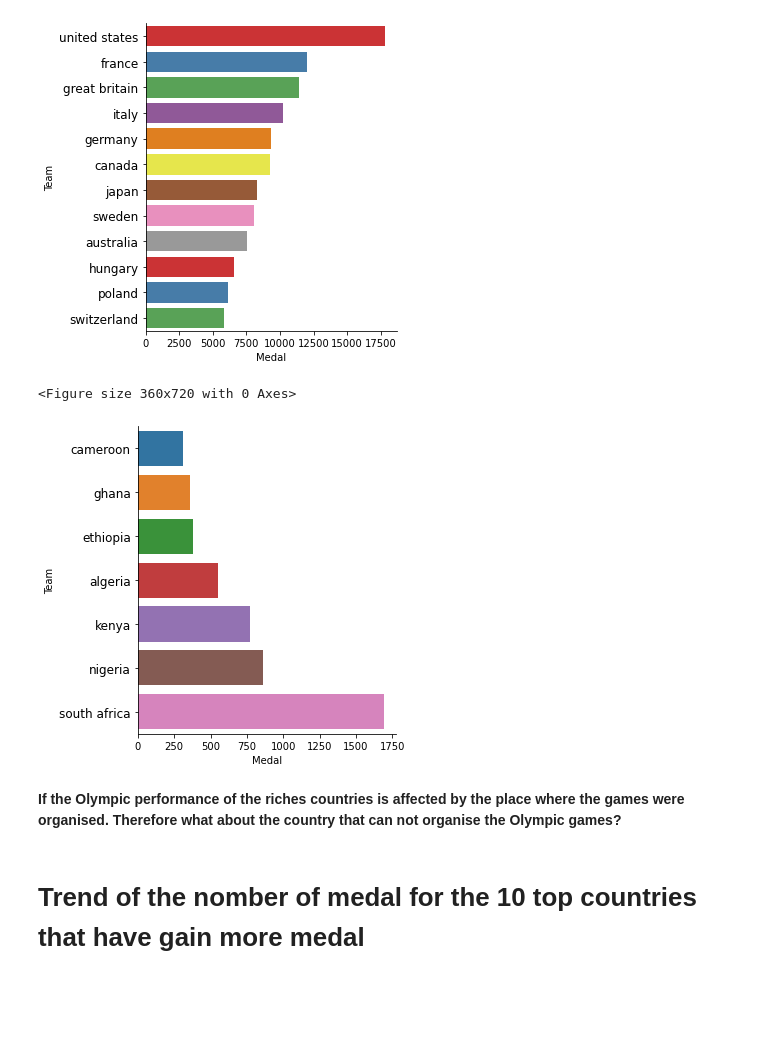
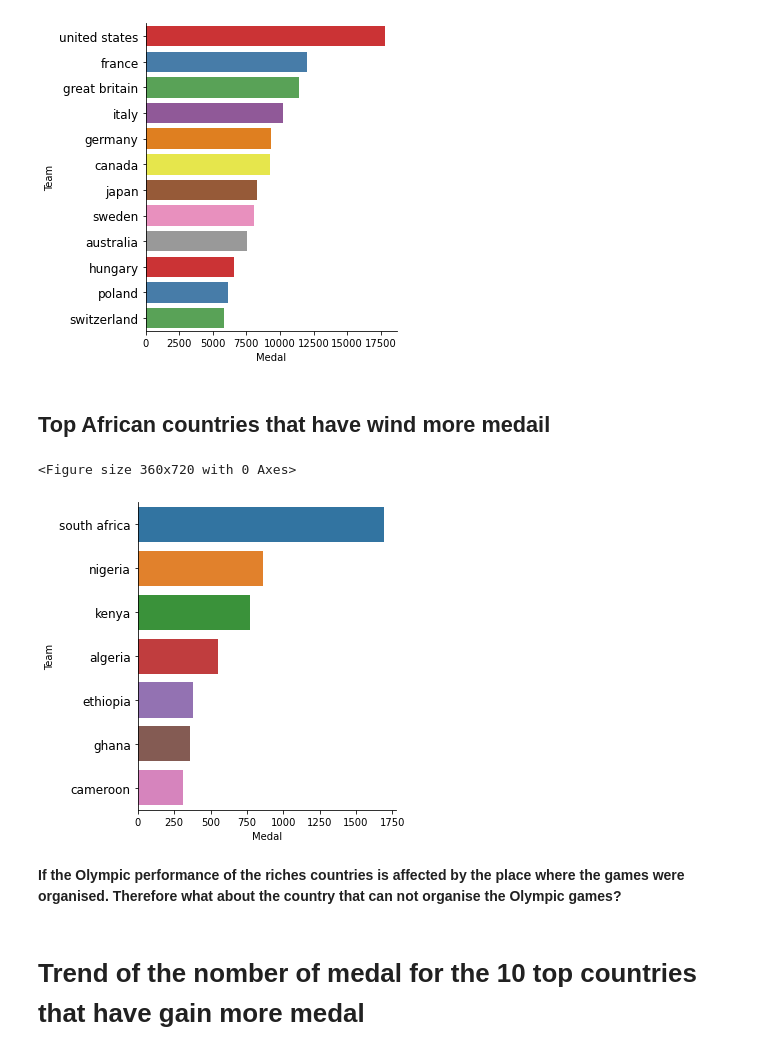
Before and after one commit to B23579/-anomaly-detection, a Jupyter notebook: data-visualization/analysis.ipynb, the cells around one changed output. Saved outputs shown, nothing was run; the diff lists cells and outputs as text; code cells hidden in the pictures; blank space fills up the shorter version.

```diff
--- a/data-visualization/analysis.ipynb
+++ b/data-visualization/analysis.ipynb
@@ -377,26 +380,29 @@ plt.show()
 # %% [output]
 <Figure size 360x720 with 0 Axes>
 [figure]
+# %% [markdown]
+## Top African countries that have wind more medail
 # %%
 tmp = df.groupby(['Team'])['Medal'].agg('count').dropna()
 df5 = pd.DataFrame(tmp).reset_index()
 l =df5.sort_values(by=['Medal'],ascending=True)
 l = l[(l['Team'] =='cameroon' )| (l['Team'] =='nigeria')| (l['Team'] =='algeria')|(l['Team'] =='south africa')| (l['Team'] =='kenya')|(l['Team'] =='ethiopia')|(l['Team'] =='ghana' )]
 #l = l.head(12)
+l = l.sort_values(by=['Medal'],ascending=False)
 plt.figure(figsize=(5,10))
 sns.catplot(data=l, x="Medal", y="Team", kind="bar")
 plt.yticks(
     horizontalalignment='right',
     fontsize='large'
 )
 plt.show()
 # %% [output]
 <Figure size 360x720 with 0 Axes>
-[figure, old version]
+[figure, new version]
-# %% [markdown]
-**If the Olympic performance of the riches countries is affected by the place where the games were organised. Therefore what about the country that can not organise the Olympic games?**
-# %% [markdown]
-# Trend of the nomber of medal for the 10 top countries that have gain more medal
+# %% [markdown]
+**If the Olympic performance of the riches countries is affected by the place where the games were organised. Therefore what about the country that can not organise the Olympic games?**
+# %% [markdown]
+# Trend of the nomber of medal for the 10 top countries that have gain more medal
 # %%
 tmp = df.groupby(['Year', 'Team', 'City'])['Medal'].agg('count').dropna()
 df6 = pd.DataFrame(tmp).reset_index()
```
Also changed, not shown: parts of 12 cells of this notebook.
